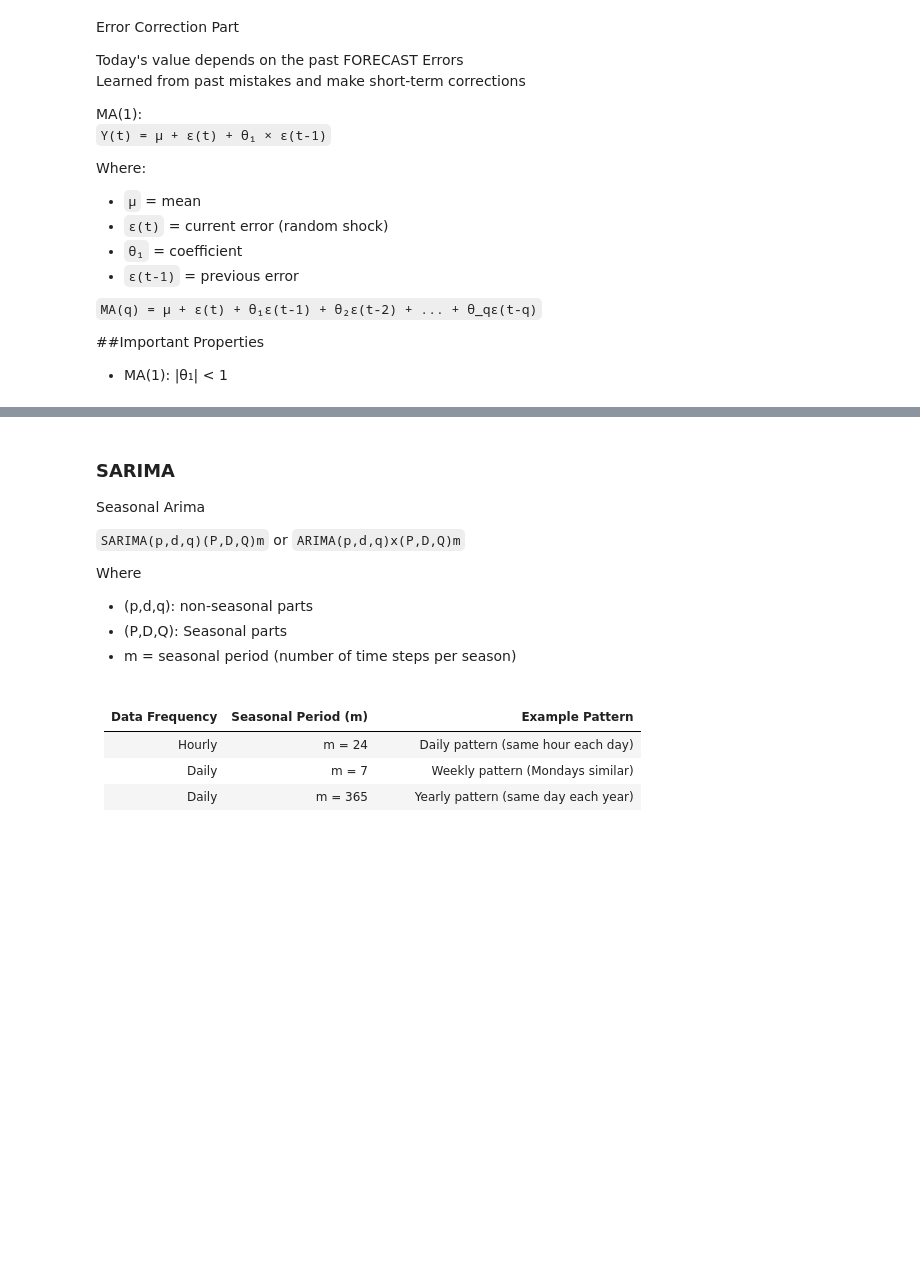
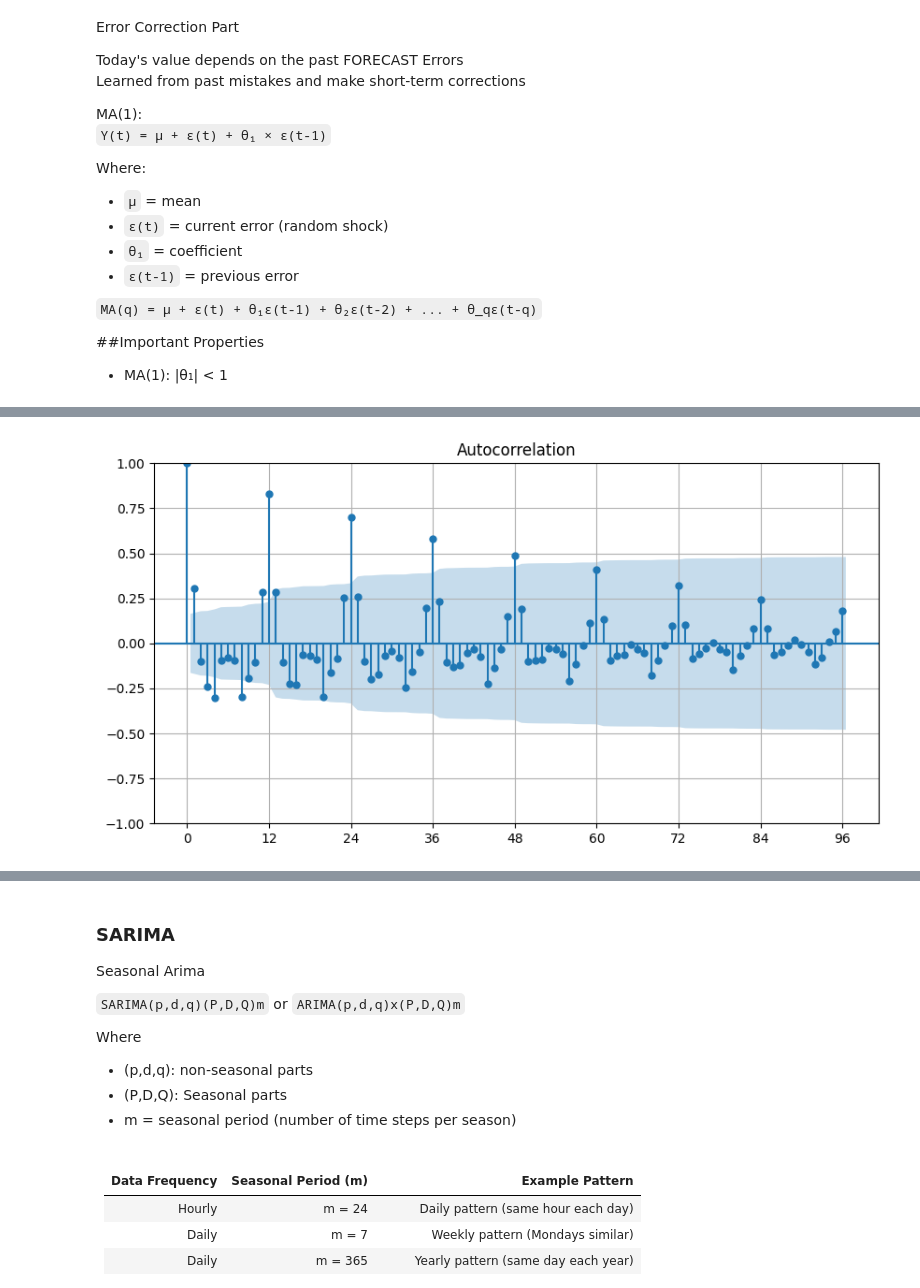
Before and after one commit to Nye1nChanSoe/time-series-analysis, a Jupyter notebook: tsa-basics/arima.ipynb, the cells around one changed output, grey strips where cells are left out. Cells and saved outputs as stored; diff of their text form; code cells hidden in the pictures; blank space fills up the shorter version.

```diff
--- a/tsa-basics/arima.ipynb
+++ b/tsa-basics/arima.ipynb
@@ -65,0 +115,8 @@ Where:
+# %%
+df_diff = df.copy(deep=True)
+# %%
+# to kill this linear trend we will difference
+df_diff['y'] = df_diff['y'] - df_diff['y'].shift(1)
+
+# since first value doesnt have past value it will be nan and we will drop it
+df_diff = df_diff.dropna()
@@ -65,0 +139,7 @@ Where:
+# %%
+plt.rc("figure", figsize=(10,5))
+plot_acf(df_diff.y, lags=12*8)
+plt.xticks(range(0, 97, 12))
+plt.show()
+# %% [output]
+[figure, added]
```
Also changed, not shown: parts of 11 cells of this notebook.
